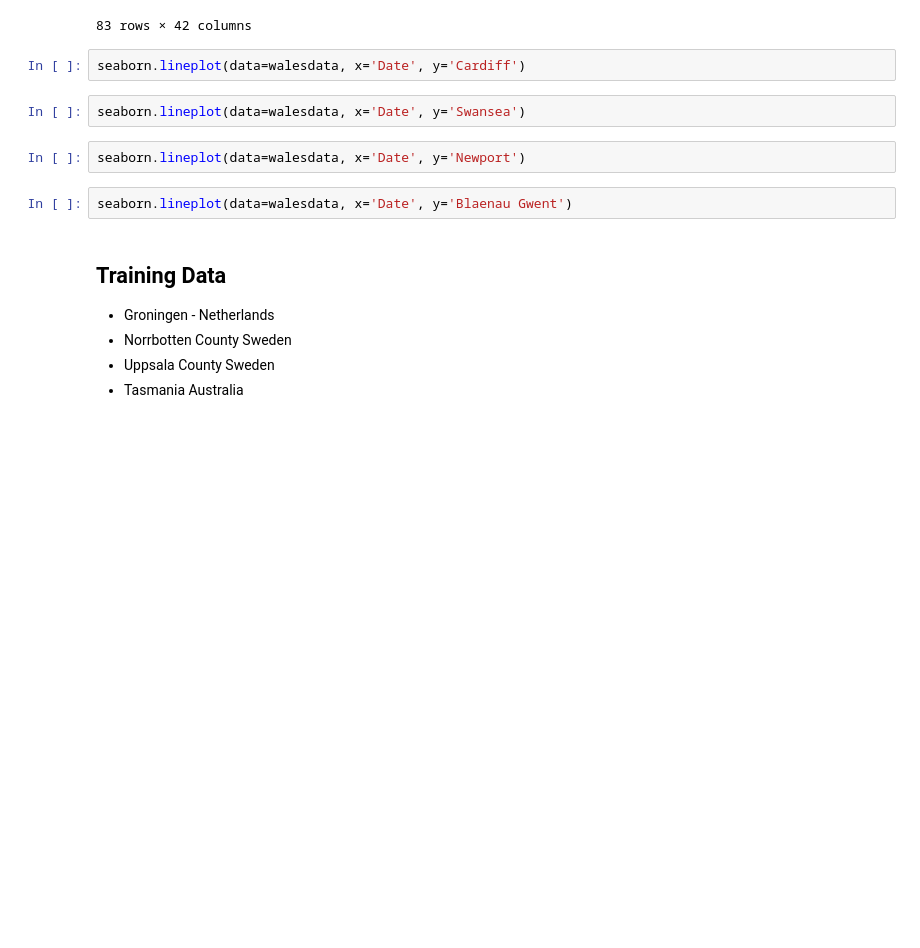
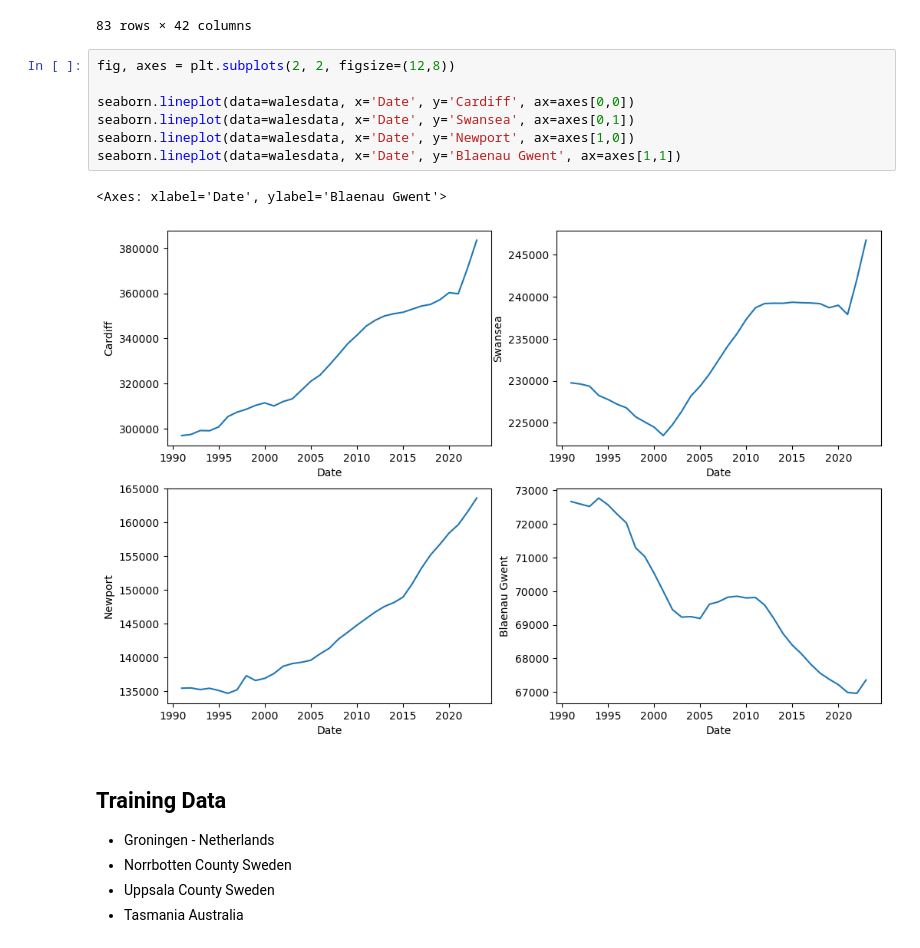
Before and after one commit to jonnylesmond/SPFX, a Jupyter notebook: spfx/spfx DEx.ipynb, the cells around one changed output. Drawn from its saved outputs; the diff is of its cells as text; blank space fills up the shorter version.

```diff
--- a/spfx/spfx DEx.ipynb
+++ b/spfx/spfx DEx.ipynb
@@ -23,14 +23,16 @@ trainingdata
 | 81 | 2023 | 596075 | 659551 | 502051 | 1184333 | 444701.0 | 2133708 | 1387643 | 2952622 | ... |
 | 82 | 2024 | 601347 | 661904 | 504129 | 1189033 | 450826.0 | 2149071 | 1400057 | 2976487 | ... |
 83 rows × 42 columns
-# %%
-seaborn.lineplot(data=walesdata, x='Date', y='Cardiff')
-# %%
-seaborn.lineplot(data=walesdata, x='Date', y='Swansea')
-# %%
-seaborn.lineplot(data=walesdata, x='Date', y='Newport')
-# %%
-seaborn.lineplot(data=walesdata, x='Date', y='Blaenau Gwent')
+# %%
+fig, axes = plt.subplots(2, 2, figsize=(12,8))
+
+seaborn.lineplot(data=walesdata, x='Date', y='Cardiff', ax=axes[0,0])
+seaborn.lineplot(data=walesdata, x='Date', y='Swansea', ax=axes[0,1])
+seaborn.lineplot(data=walesdata, x='Date', y='Newport', ax=axes[1,0])
+seaborn.lineplot(data=walesdata, x='Date', y='Blaenau Gwent', ax=axes[1,1])
+# %% [output]
+<Axes: xlabel='Date', ylabel='Blaenau Gwent'>
+[figure, added]
 # %% [markdown]
 ## Training Data
 - Groningen - Netherlands
```
Also changed, not shown: parts of 5 cells of this notebook, 5 other files.
